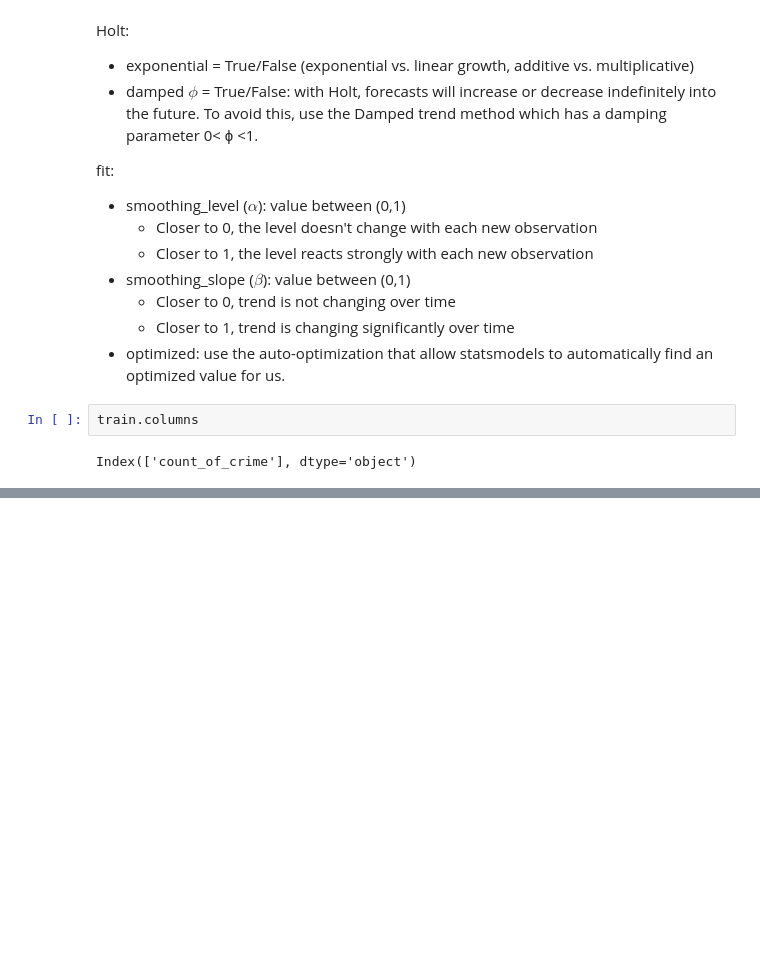
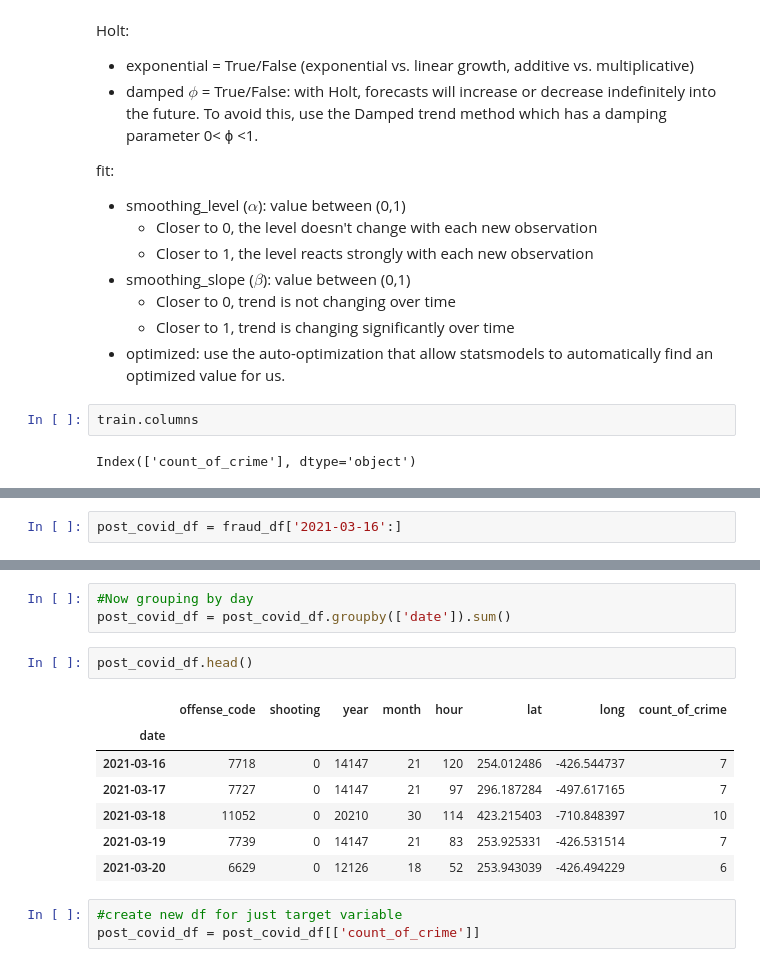
Before and after one commit to cristinalucin/boston-crime-data-project, a Jupyter notebook: Project Notebook.ipynb, the cells around one changed output, grey strips where cells are left out. Saved outputs shown, nothing was run; the diff lists cells and outputs as text; blank space fills up the shorter version.

```diff
--- a/Project Notebook.ipynb
+++ b/Project Notebook.ipynb
@@ -1702,0 +1724,2 @@ count_of_crime -- RMSE: 9
+# %%
+post_covid_df = fraud_df['2021-03-16':]
@@ -1702,0 +1736,16 @@ count_of_crime -- RMSE: 9
+# %%
+#Now grouping by day
+post_covid_df = post_covid_df.groupby(['date']).sum()
+# %%
+post_covid_df.head()
+# %% [output]
+|  | offense_code | shooting | year | month | hour | lat | long | count_of_crime |
+| date |  |  |  |  |  |  |  |  |
+| 2021-03-16 | 7718 | 0 | 14147 | 21 | 120 | 254.012486 | -426.544737 | 7 |
+| 2021-03-17 | 7727 | 0 | 14147 | 21 | 97 | 296.187284 | -497.617165 | 7 |
+| 2021-03-18 | 11052 | 0 | 20210 | 30 | 114 | 423.215403 | -710.848397 | 10 |
+| 2021-03-19 | 7739 | 0 | 14147 | 21 | 83 | 253.925331 | -426.531514 | 7 |
+| 2021-03-20 | 6629 | 0 | 12126 | 18 | 52 | 253.943039 | -426.494229 | 6 |
+# %%
+#create new df for just target variable
+post_covid_df = post_covid_df[['count_of_crime']]
```
Also changed, not shown: parts of 138 cells of this notebook.
